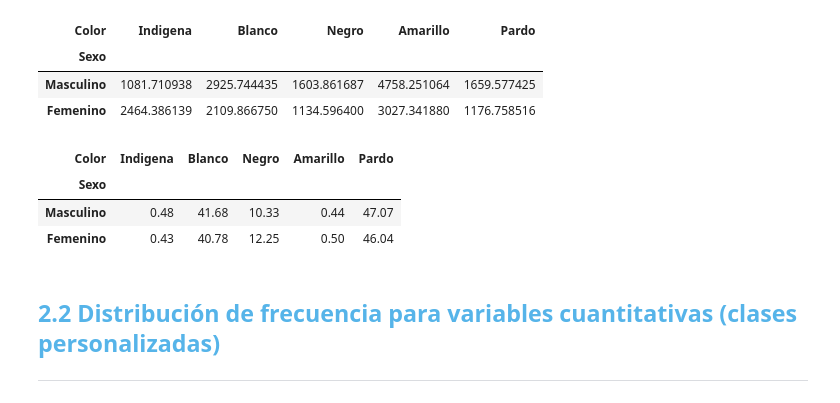
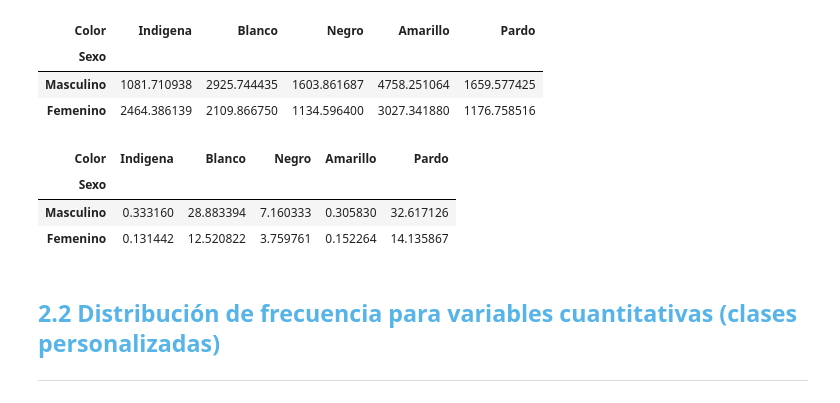
Before and after one commit to DanielRaiicHu/curso_de_estadisticas_1, a Jupyter notebook: Curso_de_Estadística_con_Python_1.ipynb, the cells around one changed output. Cells and saved outputs as stored; diff of their text form; code cells hidden in the pictures.

```diff
--- a/Curso_de_Estadística_con_Python_1.ipynb
+++ b/Curso_de_Estadística_con_Python_1.ipynb
@@ -433,22 +440,23 @@ porcentaje
 | Masculino | 1081.710938 | 2925.744435 | 1603.861687 | 4758.251064 | 1659.577425 |
 | Femenino | 2464.386139 | 2109.866750 | 1134.596400 | 3027.341880 | 1176.758516 |
 # %%
-# Crea tabla cruzada con porcentajes por fila (proporciones por categoría de 'Sexo')
-porcentaje = pd.crosstab(datos.Sexo, datos.Color, normalize='index').round(4) * 100
+# Crea tabla cruzada con porcentajes globales (todas las celdas suman 100%)
+proporcion = pd.crosstab(datos.Sexo, datos.Color, normalize=True) * 100
+#proporcion = pd.crosstab(datos.Sexo, datos.Color, normalize=True).round(4) * 100
 
 # Reemplaza los valores del índice por etiquetas legibles (ej. 0 → 'Masculino')
-porcentaje.rename(index=sexo, inplace=True)
+proporcion.rename(index=sexo, inplace=True)
 
 # Reemplaza los nombres de las columnas por etiquetas legibles (ej. 1 → 'Rojo')
-porcentaje.rename(columns=color, inplace=True)
+proporcion.rename(columns=color, inplace=True)
 
 # Muestra la tabla final con porcentajes
-porcentaje
+proporcion
 # %% [output]
 | Color | Indigena | Blanco | Negro | Amarillo | Pardo |
 | Sexo |  |  |  |  |  |
-| Masculino | 0.48 | 41.68 | 10.33 | 0.44 | 47.07 |
-| Femenino | 0.43 | 40.78 | 12.25 | 0.50 | 46.04 |
+| Masculino | 0.333160 | 28.883394 | 7.160333 | 0.305830 | 32.617126 |
+| Femenino | 0.131442 | 12.520822 | 3.759761 | 0.152264 | 14.135867 |
 # %% [markdown]
 ## <font color=#56B4E9>2.2 Distribución de frecuencia para variables cuantitativas (clases personalizadas)</font>
 ***
```
Also changed, not shown: parts of 22 cells of this notebook.
